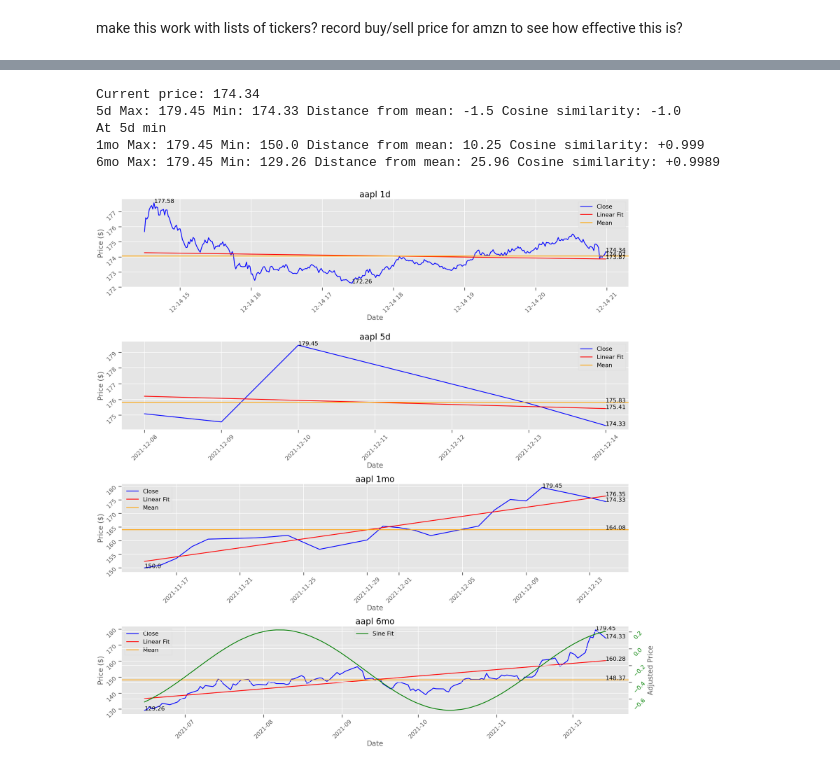
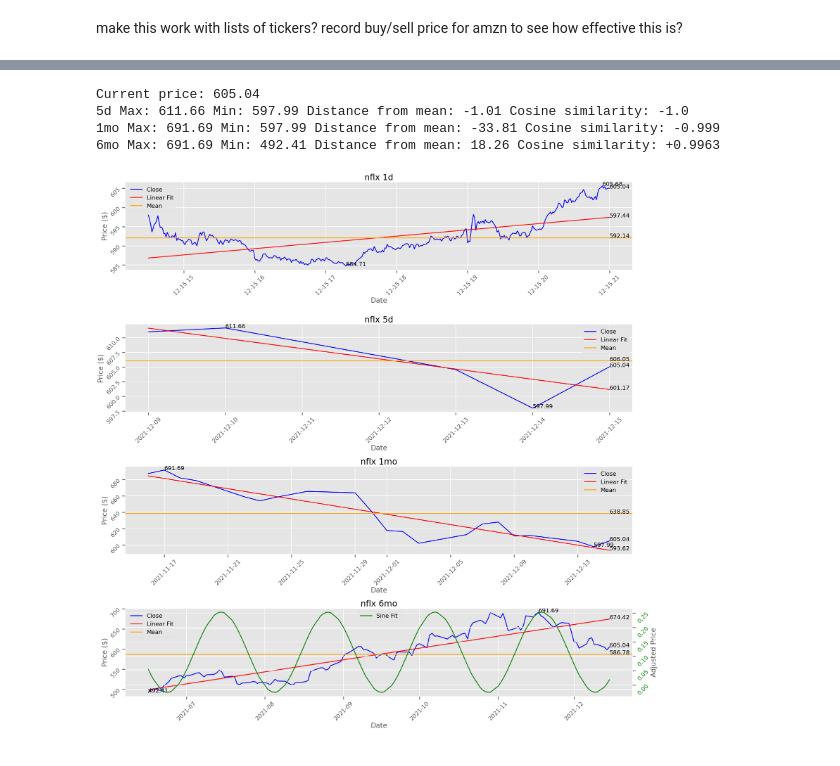
Before and after one commit to seantanken/GalvanizeRepo, a Jupyter notebook: stock_analyzer/yfinance_stock_analysis.ipynb, the cells around one changed output, grey strips where cells are left out. Cells and saved outputs as stored; diff of their text form; code cells hidden in the pictures.

```diff
--- a/stock_analyzer/yfinance_stock_analysis.ipynb
+++ b/stock_analyzer/yfinance_stock_analysis.ipynb
@@ -276,21 +287,21 @@ test.head()
 # %%
-ticker = 'aapl'
+ticker = 'nflx'
 stock_dic = get_stock(ticker)
 #put for loop below into get fits method?
 #for i, key in enumerate(stock_dic.keys()):
 #    if i > 0:
 #        stock_dic[key] = get_fits(stock_dic[key], key)
 get_fits(stock_dic)
 val_df = get_values(stock_dic)
-result = analysis(stock_dic, val_df)
+decision = analysis(stock_dic, val_df)
 graph(stock_dic, val_df)
 
 if ticker == 'amzn' and result in ('Buy', 'Sell'):
-    amzn_analysis_tracking.loc[len(amzn_analysis_tracking.index)] = [val_df.loc['5d', 'last_idx'], result, val_df.loc['5d', 'last_val']]
+    amzn_analysis_tracking.loc[len(amzn_analysis_tracking.index)] = [val_df.loc['5d', 'last_idx'], decision, val_df.loc['5d', 'last_val']]
+    amzn_analysis_tracking.to_csv(path_or_buf='C:/Users/seant/stock_analyzer/amzn_analysis_tracking.csv')
 # %% [output]
-Current price: 174.34
-5d Max: 179.45 Min: 174.33 Distance from mean: -1.5 Cosine similarity: -1.0
-At 5d min
-1mo Max: 179.45 Min: 150.0 Distance from mean: 10.25 Cosine similarity: +0.999
-6mo Max: 179.45 Min: 129.26 Distance from mean: 25.96 Cosine similarity: +0.9989
+Current price: 605.04
+5d Max: 611.66 Min: 597.99 Distance from mean: -1.01 Cosine similarity: -1.0
+1mo Max: 691.69 Min: 597.99 Distance from mean: -33.81 Cosine similarity: -0.999
+6mo Max: 691.69 Min: 492.41 Distance from mean: 18.26 Cosine similarity: +0.9963
-[figure, old version]
+[figure, new version]
```
Also changed, not shown: parts of 5 cells of this notebook.
